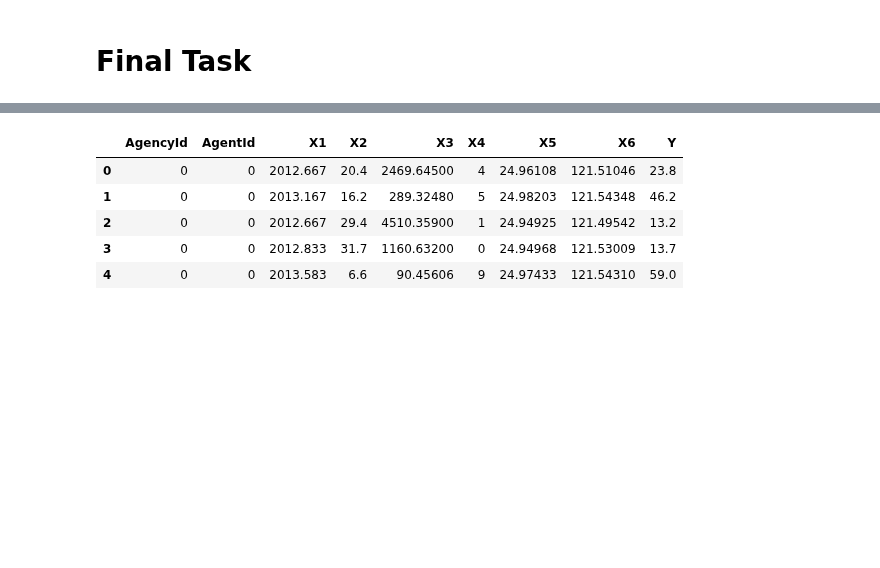
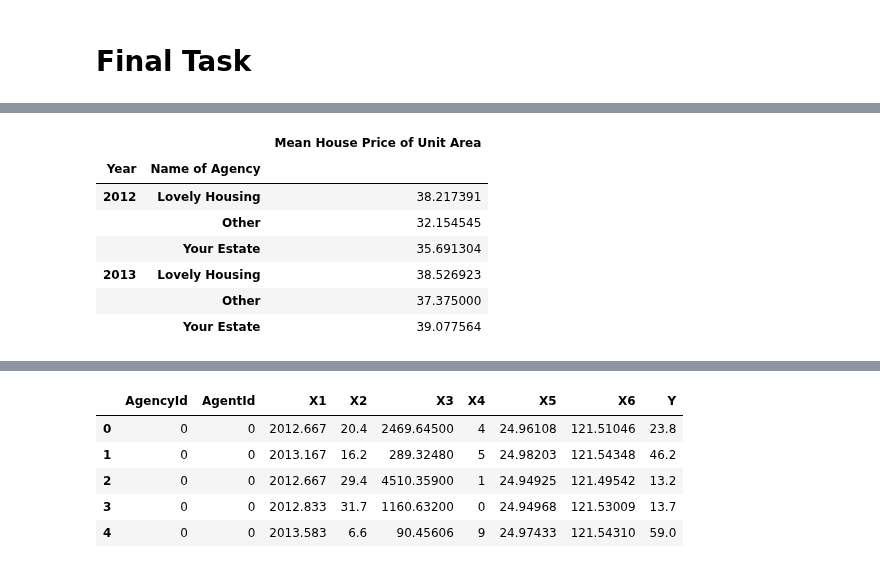
Before and after one commit to For-Chance/CourseOfConstructionInformation, a Jupyter notebook: FinalTask/solution.ipynb, the cells around one changed output, grey strips where cells are left out. Cells and saved outputs as stored; diff of their text form; code cells hidden in the pictures; blank space fills up the shorter version.

```diff
--- a/FinalTask/solution.ipynb
+++ b/FinalTask/solution.ipynb
@@ -13,0 +79,23 @@ import matplotlib.pyplot as plt
+# %%
+AgtYearPrice = df[['X1 transaction date','Name','Y house price of unit area']].copy()
+AgtYearPrice['X1 transaction date'] = AgtYearPrice['X1 transaction date'].astype(int)
+
+# rename
+AgtYearPrice = AgtYearPrice.rename(columns={'X1 transaction date': 'Year', 'Name': 'Name of Agency', 'Y house price of unit area': 'Mean House Price of Unit Area'})
+
+# group
+AgtYearPrice = AgtYearPrice.groupby(['Year','Name of Agency']).agg({'Mean House Price of Unit Area': 'mean'})
+
+# sort
+AgtYearPrice = AgtYearPrice.sort_values(['Year', 'Name of Agency'])
+
+AgtYearPrice
+# %% [output]
+|  |  | Mean House Price of Unit Area |
+| Year | Name of Agency |  |
+| 2012 | Lovely Housing | 38.217391 |
+|  | Other | 32.154545 |
+|  | Your Estate | 35.691304 |
+| 2013 | Lovely Housing | 38.526923 |
+|  | Other | 37.375000 |
+|  | Your Estate | 39.077564 |
```
Also changed, not shown: parts of 28 cells of this notebook.
